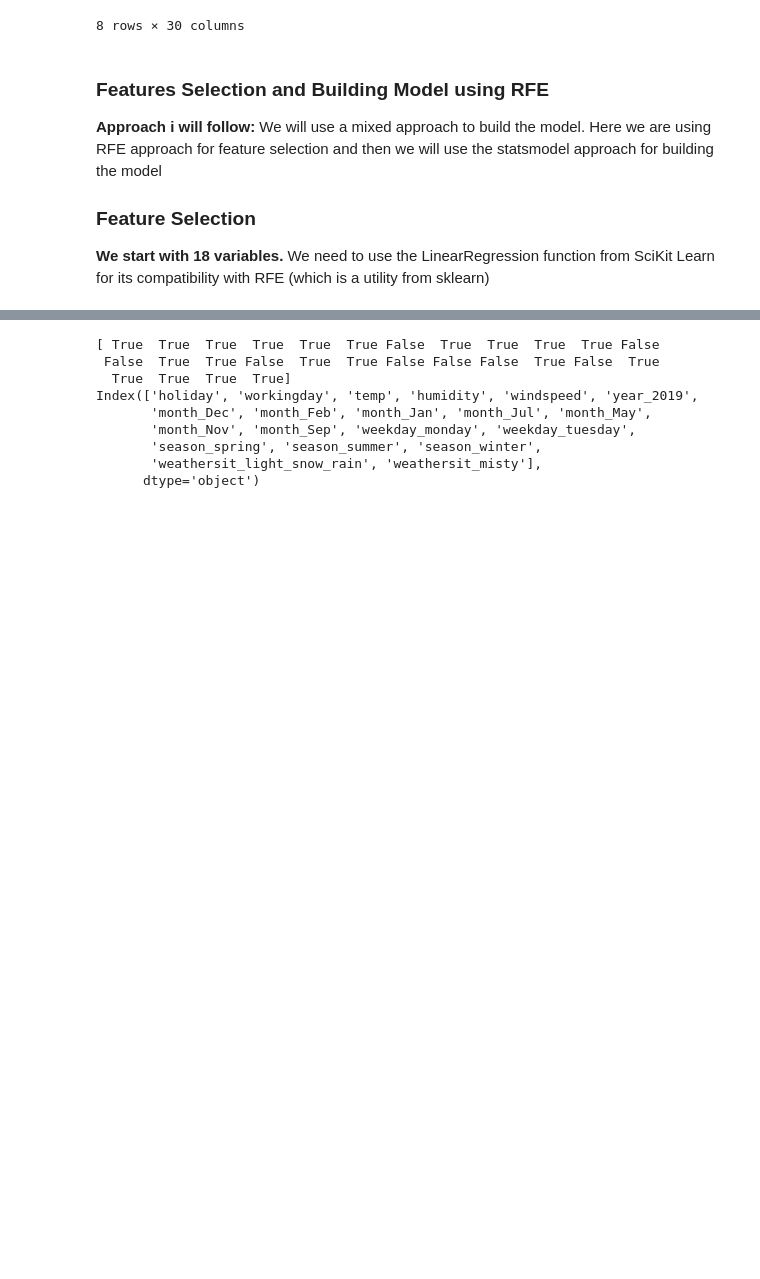
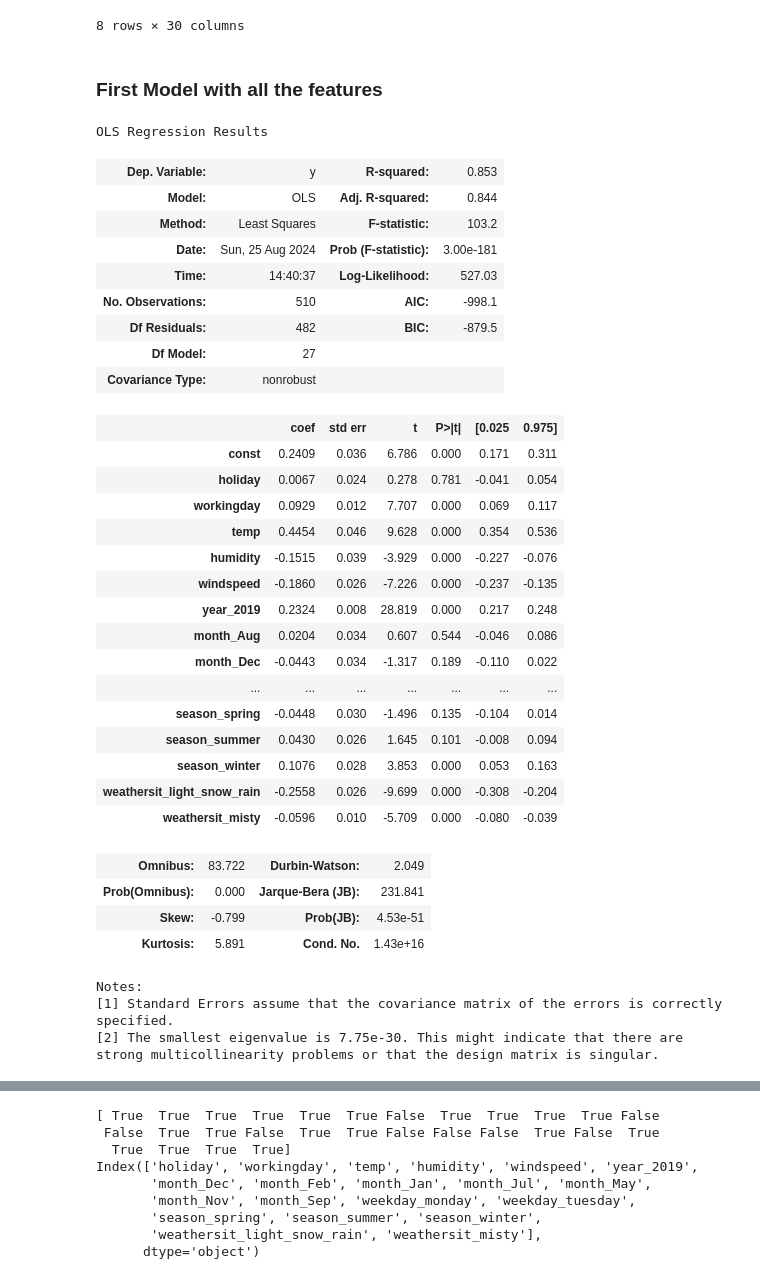
Before and after one commit to subhrajitpyne/Bike_Sharing_Assignment, a Jupyter notebook: Boom_Bike_Assignment_SubhrajitPyne-Final.ipynb, the cells around one changed output, grey strips where cells are left out. Drawn from its saved outputs; the diff is of its cells as text; code cells hidden in the pictures; blank space fills up the shorter version.

```diff
--- a/Boom_Bike_Assignment_SubhrajitPyne-Final.ipynb
+++ b/Boom_Bike_Assignment_SubhrajitPyne-Final.ipynb
@@ -376,12 +375,5 @@ X_test_df=df_test.drop("count",axis=1)
 #As both temp and atemp are highly correlated, dropping atemp to mitigate potential multicolinearity issue
 X_train_df=X_train_df.drop(["atemp"],axis=1)
 X_test_df=X_test_df.drop(["atemp"],axis=1)
-# %% [markdown]
-### Features Selection and Building Model using RFE
-
-**Approach i will follow:**
-We will use a mixed approach to build the model.
-Here we are using RFE approach for feature selection and then we will use the statsmodel approach for building the model
-### Feature Selection
-**We start with 18 variables.**
-We need to use the LinearRegression function from SciKit Learn for its compatibility with RFE (which is a utility from sklearn)
+# %% [markdown]
+### First Model with all the features
@@ -387,0 +382,41 @@ We need to use the LinearRegression function from SciKit Learn for its compatibi
+# %%
+X_train_sm=sm.add_constant(X_train_df)
+X_test_sm=sm.add_constant(X_test_df)
+model0=sm.OLS(np.array(y_train),X_train_sm)
+res0=model0.fit()
+res0.summary()
+# %% [output]
+OLS Regression Results
+| Dep. Variable: | y | R-squared: | 0.853 |
+| Model: | OLS | Adj. R-squared: | 0.844 |
+| Method: | Least Squares | F-statistic: | 103.2 |
+| Date: | Sun, 25 Aug 2024 | Prob (F-statistic): | 3.00e-181 |
+| Time: | 14:40:37 | Log-Likelihood: | 527.03 |
+| No. Observations: | 510 | AIC: | -998.1 |
+| Df Residuals: | 482 | BIC: | -879.5 |
+| Df Model: | 27 |  |  |
+| Covariance Type: | nonrobust |  |  |
+|  | coef | std err | t | P>|t| | [0.025 | 0.975] |
+| const | 0.2409 | 0.036 | 6.786 | 0.000 | 0.171 | 0.311 |
+| holiday | 0.0067 | 0.024 | 0.278 | 0.781 | -0.041 | 0.054 |
+| workingday | 0.0929 | 0.012 | 7.707 | 0.000 | 0.069 | 0.117 |
+| temp | 0.4454 | 0.046 | 9.628 | 0.000 | 0.354 | 0.536 |
+| humidity | -0.1515 | 0.039 | -3.929 | 0.000 | -0.227 | -0.076 |
+| windspeed | -0.1860 | 0.026 | -7.226 | 0.000 | -0.237 | -0.135 |
+| year_2019 | 0.2324 | 0.008 | 28.819 | 0.000 | 0.217 | 0.248 |
+| month_Aug | 0.0204 | 0.034 | 0.607 | 0.544 | -0.046 | 0.086 |
+| month_Dec | -0.0443 | 0.034 | -1.317 | 0.189 | -0.110 | 0.022 |
+| ... | ... | ... | ... | ... | ... | ... |
+| season_spring | -0.0448 | 0.030 | -1.496 | 0.135 | -0.104 | 0.014 |
+| season_summer | 0.0430 | 0.026 | 1.645 | 0.101 | -0.008 | 0.094 |
+| season_winter | 0.1076 | 0.028 | 3.853 | 0.000 | 0.053 | 0.163 |
+| weathersit_light_snow_rain | -0.2558 | 0.026 | -9.699 | 0.000 | -0.308 | -0.204 |
+| weathersit_misty | -0.0596 | 0.010 | -5.709 | 0.000 | -0.080 | -0.039 |
+| Omnibus: | 83.722 | Durbin-Watson: | 2.049 |
+| Prob(Omnibus): | 0.000 | Jarque-Bera (JB): | 231.841 |
+| Skew: | -0.799 | Prob(JB): | 4.53e-51 |
+| Kurtosis: | 5.891 | Cond. No. | 1.43e+16 |
+Notes:
+[1] Standard Errors assume that the covariance matrix of the errors is correctly specified.
+[2] The smallest eigenvalue is 7.75e-30. This might indicate that there are
+strong multicollinearity problems or that the design matrix is singular.
```
Also changed, not shown: parts of 7 cells of this notebook.
